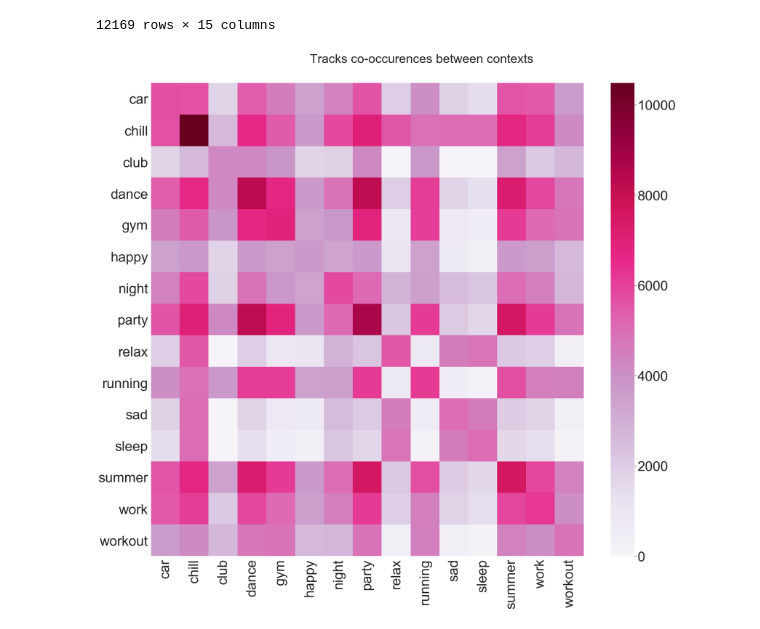
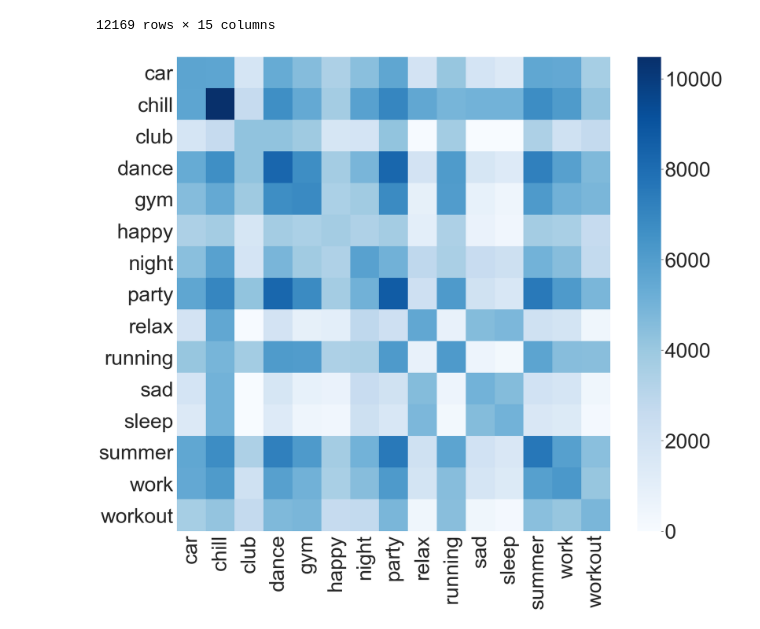
Before and after one commit to KarimMibrahim/context_classification_cnn, a Jupyter notebook: Balanced_dataset_collection.ipynb, the cells around one changed output. Drawn from its saved outputs; the diff is of its cells as text; code cells hidden in the pictures.

```diff
--- a/Balanced_dataset_collection.ipynb
+++ b/Balanced_dataset_collection.ipynb
@@ -269,7 +269,9 @@ classes = balanced_dataset.iloc[:,1:].values
 ground_truth_matched = balanced_dataset
 # %%
 # Getting coocuarances
-train_classes_df = pd.DataFrame(classes,columns=ground_truth_matched.columns[1:])
+train_classes_df = pd.read_csv("/home/karim/Documents/research/sourceCode/context_classification_cnn/GroundTruth/balanced_ground_truth_hot_vector.csv")
+train_classes_df.drop("song_id",axis=1,inplace = True)
+#train_classes_df = pd.DataFrame(classes,columns=ground_truth_matched.columns[1:])
 coocurrances = pd.DataFrame(columns=train_classes_df.columns)
 for column in train_classes_df.columns:
     #coocurrances[column] = train_classes_df[train_classes_df[column] == 1 ].sum()/train_classes_df[column].sum()
@@ -411,19 +413,19 @@ test_pred_df
 # %%
 # Getting coocuarances
 coocurrances = pd.DataFrame(columns=test_pred_df.columns)
 for column in test_pred_df.columns:
     coocurrances[column] = test_pred_df[test_pred_df[column] == 1].sum()
 coocurrances = coocurrances.T
 # Plotting coocurances
-plt.figure(figsize=(30, 30));
-sn.set(font_scale=4)  # for label size
-cmap = 'PuRd'
+plt.figure(figsize=(25, 25));
+sn.set(font_scale=5)  # for label size
+cmap =  "Blues"
 plt.axes([.1,.1,.8,.7])
-plt.figtext(.5,.83,'Tracks co-occurences between contexts', fontsize=40, ha='center')
+#plt.figtext(.5,.83,'Tracks co-occurences between contexts', fontsize=40, ha='center')
 #plt.title("Ratio of tracks shared between contexts",fontdict={"fontsize" : 40})
 #plt.suptitle("Numbers show the ratio of the tracks in the y-axis context that are also labeled as the x-axis context")
 hmap = sn.heatmap(coocurrances, annot=False,annot_kws={"size": 28},fmt='.0f', cmap= cmap );
 plt.savefig("/home/karim/Documents/Figures/output_coocurences.pdf",
         dpi=300, format="pdf")
 # %% [output]
-[figure, old version]
+[figure, new version]
```
Also changed, not shown: parts of 1 cell of this notebook, 3 other files.
